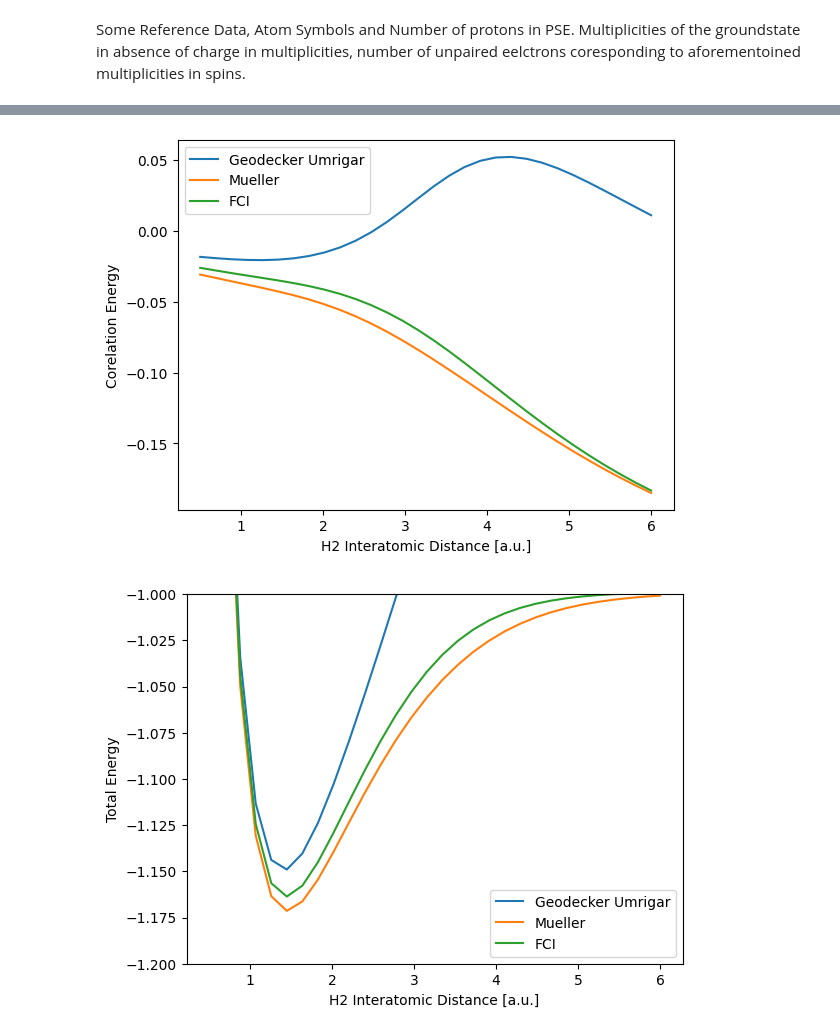
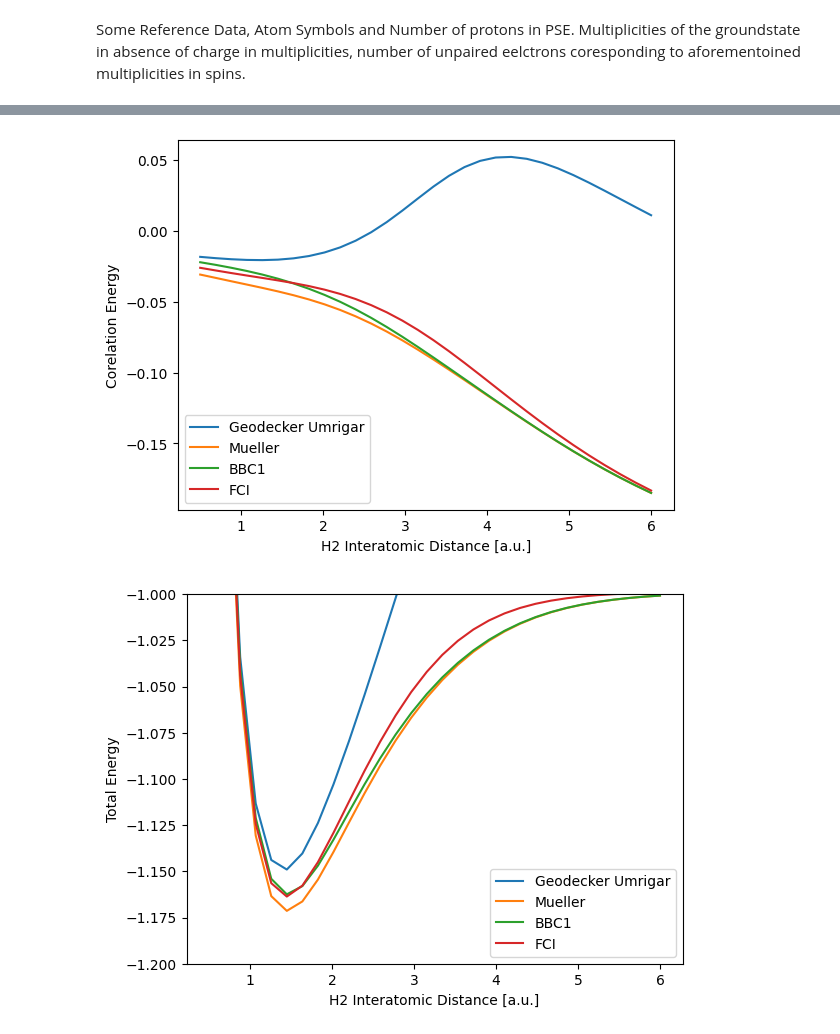
Before and after one commit to JannisErhard/PYSCF-Examples, a Jupyter notebook: H2_Curve.ipynb, the cells around one changed output, grey strips where cells are left out. Saved outputs shown, nothing was run; the diff lists cells and outputs as text; code cells hidden in the pictures.

Commit message:
implemented the BBC1 in H2 Curve

```diff
--- a/H2_Curve.ipynb
+++ b/H2_Curve.ipynb
@@ -152,10 +176,20 @@ def energy_components_mueller(eri, FCInaturalCTTE, FCIoccuE,h1,E_HF,E_nn):
     E_tot = h1 + Vee + E_nn
     E_c = E_tot - E_HF
     return E_tot, Vee, E_c
+# %%
+def energy_components_bbc1(eri, FCInaturalCTTE, FCIoccuE,h1,E_HF,E_nn,nelec):
+    n_a, n_b = nelec[0], nelec[1]
+    E_H = ONERDMFT_hartree_energy_parallel(eri, FCInaturalCTTE, FCIoccuE)
+    Mu_E_xc = ONERDMFT_Mueller_exchange_correlation_energy_parallel(eri, FCInaturalCTTE, FCIoccuE)
+    BBC1 = ONERDMFT_BBC1(eri, FCInaturalCTTE, FCIoccuE,n_a,n_b)
+    Vee = E_H + Mu_E_xc + BBC1
+    E_tot = h1 + Vee + E_nn
+    E_c = E_tot - E_HF
+    return E_tot, Vee, E_c
 # %%
 R = np.linspace(0.5,6,30)
 # %%
-stats = []
+stats, tab = [], []
 for dist in R:
     mol = gto.Mole()
     mol.unit = 'B'
@@ -211,6 +245,10 @@ for dist in R:
     FCIgamma_a, FCIgamma_b = fci.direct_spin1.make_rdm1s(ci, mf.mo_coeff.shape[0], mol.nelec)
     FCIoccu_a, FCInaturalC_a = np.linalg.eigh(FCIgamma_a)
     FCIoccu_b, FCInaturalC_b = np.linalg.eigh(FCIgamma_b)
+    FCInaturalC_a = FCInaturalC_a[:,::-1]
+    FCInaturalC_b = FCInaturalC_b[:,::-1]
+    FCIoccu_a = FCIoccu_a[::-1]
+    FCIoccu_b = FCIoccu_b[::-1]
     FCInaturalCTT_a, FCInaturalCTT_b = np.matmul(C,FCInaturalC_a), np.matmul(C,FCInaturalC_b)
     FCInaturalCTTE = Add_Block_Matrices(FCInaturalCTT_a, FCInaturalCTT_b)
     FCIoccuE = np.append(FCIoccu_a,FCIoccu_b)
@@ -225,5 +263,8 @@ for dist in R:
 # calling 1RDMFT energy functions
     GU_tot,GU_Vee,GU_E_c = energy_components_umrigar(eri, FCInaturalCTTE, FCIoccuE,h1,E_HF,E_nn)
     Mu_tot,Mu_Vee,Mu_E_c = energy_components_mueller(eri, FCInaturalCTTE, FCIoccuE,h1,E_HF,E_nn)
+    BBC1_tot,BBC1_Vee,BBC1_E_c = energy_components_bbc1(eri, FCInaturalCTTE, FCIoccuE,h1,E_HF,E_nn,mol.nelec)
 
-    stats.append([dist, GU_E_c, Mu_E_c, FCI_c, GU_tot, Mu_tot, FCI_tot, GU_Vee, Mu_Vee, FCI_Vee])
+
+    stats.append([dist, GU_E_c, Mu_E_c, BBC1_E_c, FCI_c, GU_tot, Mu_tot, BBC1_tot, FCI_tot, GU_Vee, Mu_Vee, BBC1_Vee,FCI_Vee])
+    tab.append([dist, GU_Vee, Mu_Vee, BBC1_Vee,FCI_Vee])
@@ -270,23 +293,26 @@ stats_array = np.asarray(stats)
 # %%
 import matplotlib.pyplot as plt
 plt.plot(stats_array[:,0], stats_array[:,1], label = 'Geodecker Umrigar')
 plt.plot(stats_array[:,0], stats_array[:,2], label = 'Mueller')
-plt.plot(stats_array[:,0], stats_array[:,3], label = 'FCI')
+plt.plot(stats_array[:,0], stats_array[:,3], label = 'BBC1')
+plt.plot(stats_array[:,0], stats_array[:,4], label = 'FCI')
+
 
 plt.legend()
 
 #plt.plot(R, OT2)
 
 plt.xlabel(f"H2 Interatomic Distance [a.u.]")
 plt.ylabel("Corelation Energy")
 plt.show()
 # %% [output]
-[figure, old version]
+[figure, new version]
 # %%
 import matplotlib.pyplot as plt
-plt.plot(stats_array[:,0], stats_array[:,4], label = 'Geodecker Umrigar')
-plt.plot(stats_array[:,0], stats_array[:,5], label = 'Mueller')
-plt.plot(stats_array[:,0], stats_array[:,6], label = 'FCI')
+plt.plot(stats_array[:,0], stats_array[:,5], label = 'Geodecker Umrigar')
+plt.plot(stats_array[:,0], stats_array[:,6], label = 'Mueller')
+plt.plot(stats_array[:,0], stats_array[:,7], label = 'BBC1')
+plt.plot(stats_array[:,0], stats_array[:,8], label = 'FCI')
 
 plt.legend()
 
@@ -296,4 +322,4 @@ plt.xlabel(f"H2 Interatomic Distance [a.u.]")
 plt.ylabel("Total Energy")
 plt.show()
 # %% [output]
-[figure, old version]
+[figure, new version]
```
Also changed, not shown: parts of 4 cells of this notebook.
